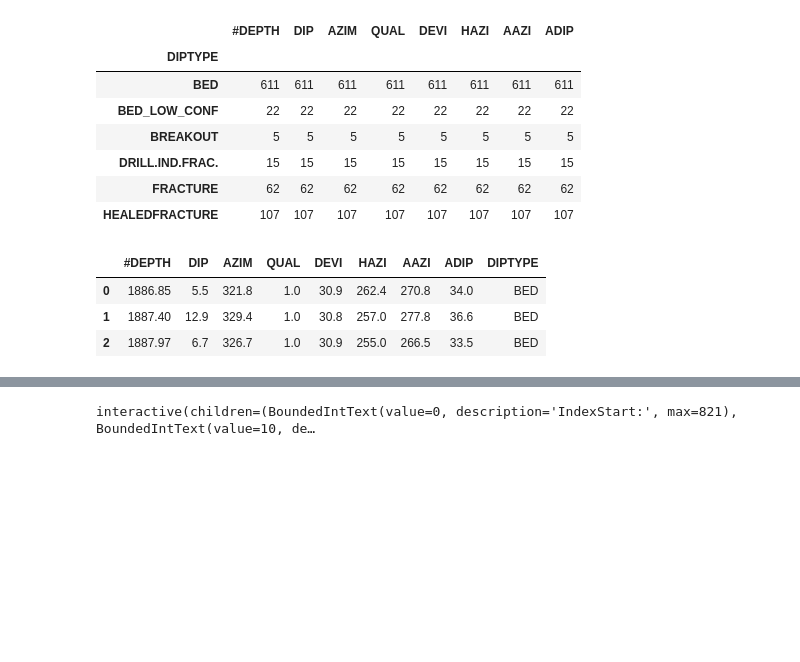
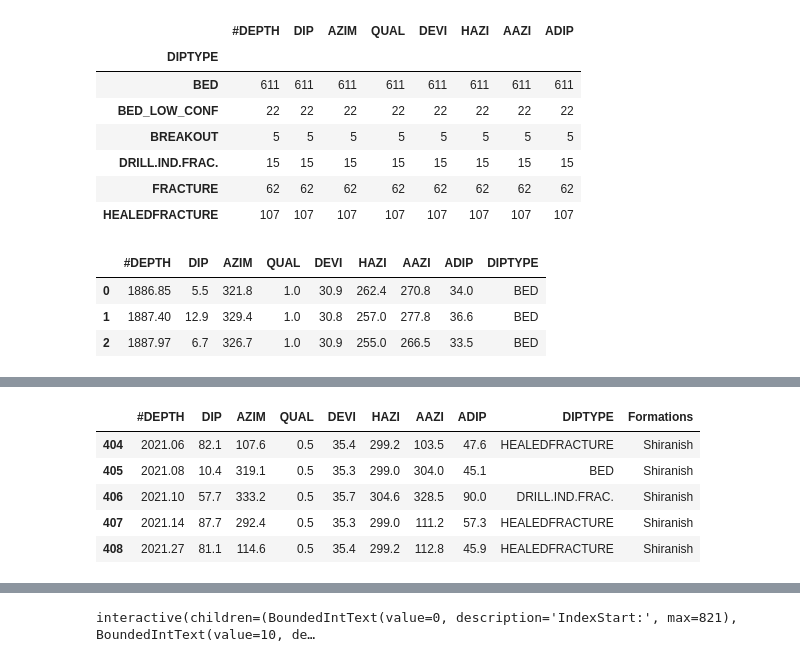
Before and after one commit to Zabamund/fracture-SFA, a Jupyter notebook: notebooks/SFA_Notebook.ipynb, the cells around one changed output, grey strips where cells are left out. Saved outputs shown, nothing was run; the diff lists cells and outputs as text; code cells hidden in the pictures; blank space fills up the shorter version.

```diff
--- a/notebooks/SFA_Notebook.ipynb
+++ b/notebooks/SFA_Notebook.ipynb
@@ -440,0 +437,9 @@ image_data.shape[0]
+# %%
+image_data[404:409]
+# %% [output]
+|  | #DEPTH | DIP | AZIM | QUAL | DEVI | HAZI | AAZI | ADIP | DIPTYPE | Formations |
+| 404 | 2021.06 | 82.1 | 107.6 | 0.5 | 35.4 | 299.2 | 103.5 | 47.6 | HEALEDFRACTURE | Shiranish |
+| 405 | 2021.08 | 10.4 | 319.1 | 0.5 | 35.3 | 299.0 | 304.0 | 45.1 | BED | Shiranish |
+| 406 | 2021.10 | 57.7 | 333.2 | 0.5 | 35.7 | 304.6 | 328.5 | 90.0 | DRILL.IND.FRAC. | Shiranish |
+| 407 | 2021.14 | 87.7 | 292.4 | 0.5 | 35.3 | 299.0 | 111.2 | 57.3 | HEALEDFRACTURE | Shiranish |
+| 408 | 2021.27 | 81.1 | 114.6 | 0.5 | 35.4 | 299.2 | 112.8 | 45.9 | HEALEDFRACTURE | Shiranish |
```
Also changed, not shown: parts of 10 cells of this notebook.
